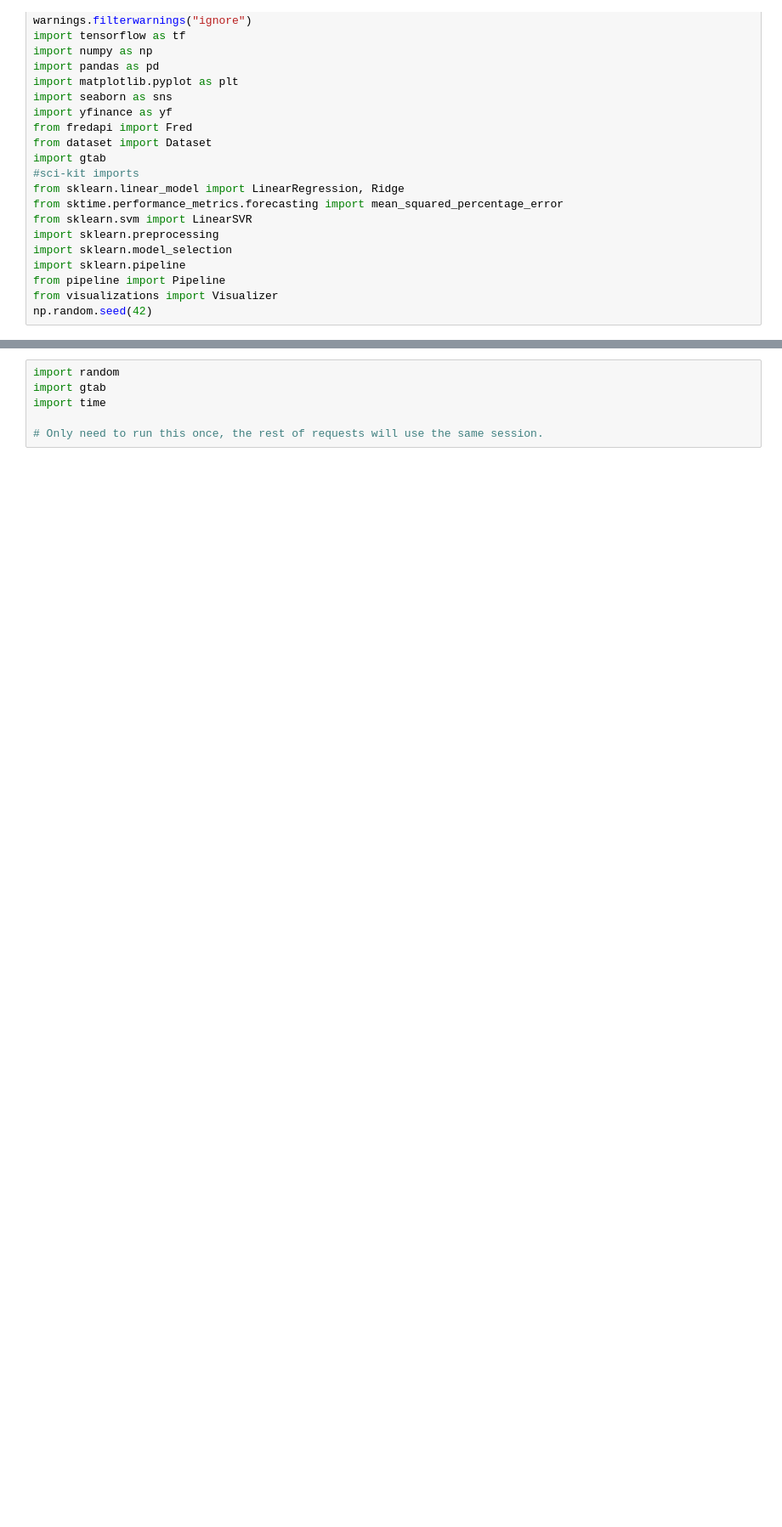
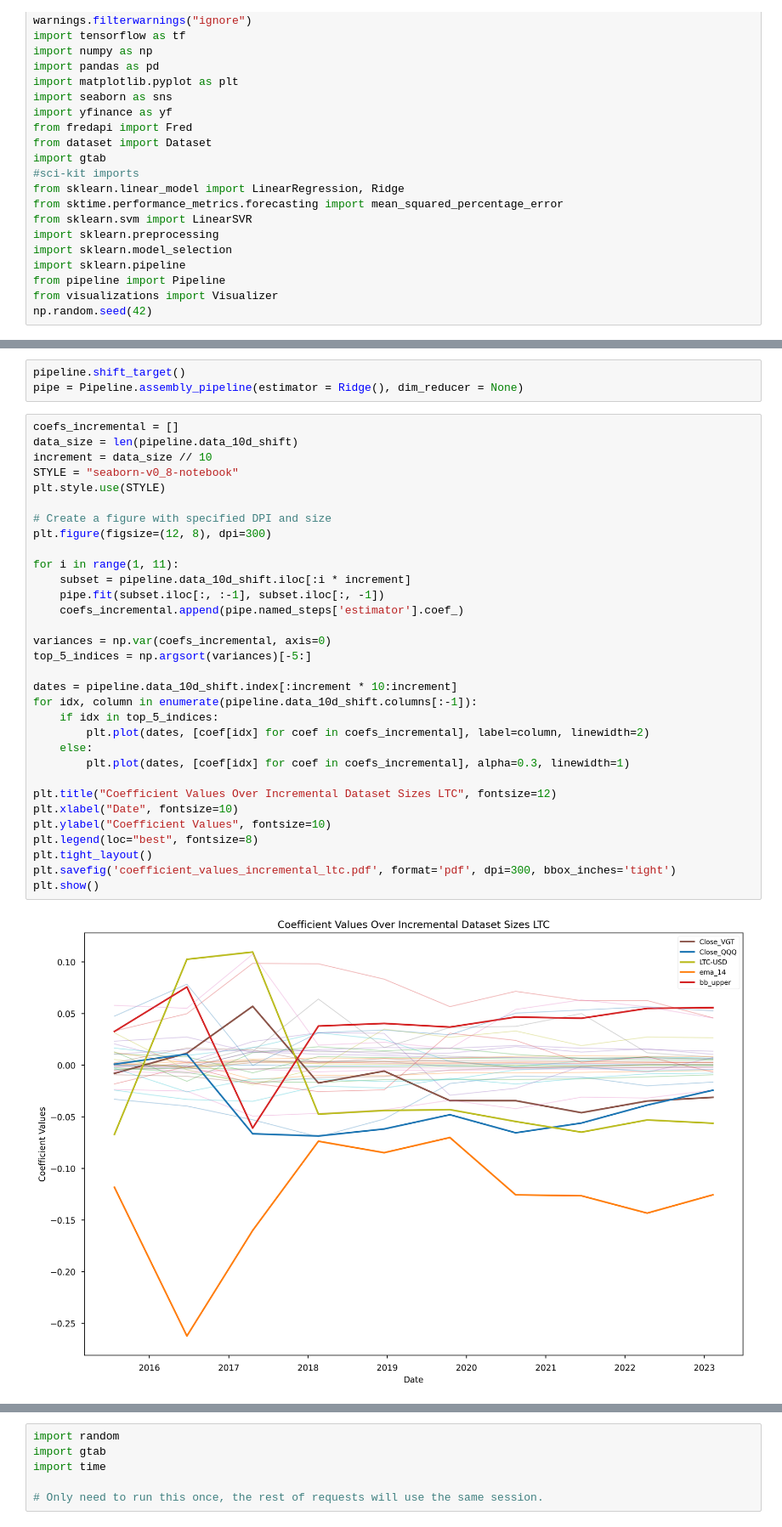
Before and after one commit to Tomas-Barhon/Noise-reduction-and-feature-extraction-with-principal-component-analysis, a Jupyter notebook: Code/playground.ipynb, the cells around one changed output, grey strips where cells are left out. Shown at 85% size. Cells and saved outputs as stored; diff of their text form; blank space fills up the shorter version.

```diff
--- a/Code/playground.ipynb
+++ b/Code/playground.ipynb
@@ -25,0 +43,37 @@ np.random.seed(42)
+# %%
+pipeline.shift_target()
+pipe = Pipeline.assembly_pipeline(estimator = Ridge(), dim_reducer = None)
+# %%
+coefs_incremental = []
+data_size = len(pipeline.data_10d_shift)
+increment = data_size // 10
+STYLE = "seaborn-v0_8-notebook"
+plt.style.use(STYLE)
+
+# Create a figure with specified DPI and size
+plt.figure(figsize=(12, 8), dpi=300)
+
+for i in range(1, 11):
+    subset = pipeline.data_10d_shift.iloc[:i * increment]
+    pipe.fit(subset.iloc[:, :-1], subset.iloc[:, -1])
+    coefs_incremental.append(pipe.named_steps['estimator'].coef_)
+
+variances = np.var(coefs_incremental, axis=0)
+top_5_indices = np.argsort(variances)[-5:]
+
+dates = pipeline.data_10d_shift.index[:increment * 10:increment]
+for idx, column in enumerate(pipeline.data_10d_shift.columns[:-1]):
+    if idx in top_5_indices:
+        plt.plot(dates, [coef[idx] for coef in coefs_incremental], label=column, linewidth=2)
+    else:
+        plt.plot(dates, [coef[idx] for coef in coefs_incremental], alpha=0.3, linewidth=1)
+
+plt.title("Coefficient Values Over Incremental Dataset Sizes LTC", fontsize=12)
+plt.xlabel("Date", fontsize=10)
+plt.ylabel("Coefficient Values", fontsize=10)
+plt.legend(loc="best", fontsize=8)
+plt.tight_layout()
+plt.savefig('coefficient_values_incremental_ltc.pdf', format='pdf', dpi=300, bbox_inches='tight')
+plt.show()
+# %% [output]
+[figure, added]
```
Also changed, not shown: parts of 7 cells of this notebook, 31 other files.
